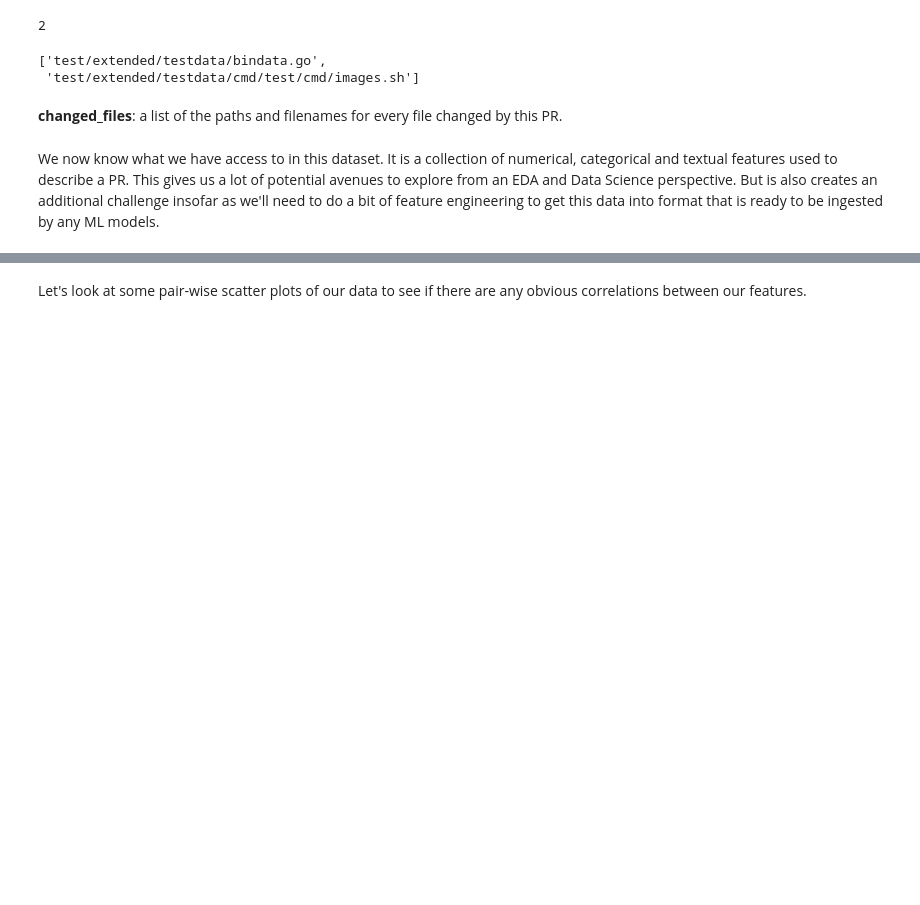
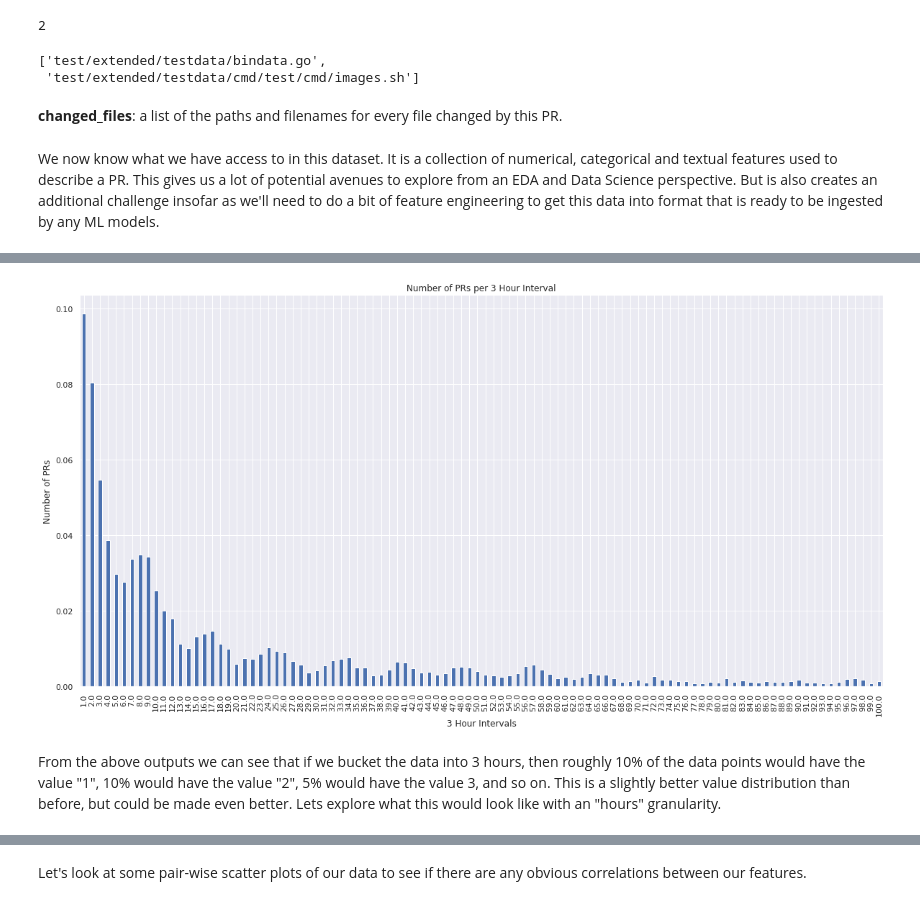
Before and after one commit to aicoe-aiops/ocp-ci-analysis, a Jupyter notebook: notebooks/data-sources/oc-github-repo/github_PR_EDA.ipynb, the cells around one changed output, grey strips where cells are left out. Saved outputs shown, nothing was run; the diff lists cells and outputs as text; code cells hidden in the pictures; blank space fills up the shorter version.

```diff
--- a/notebooks/data-sources/oc-github-repo/github_PR_EDA.ipynb
+++ b/notebooks/data-sources/oc-github-repo/github_PR_EDA.ipynb
@@ -194,0 +244,10 @@ feature_df.describe()
+# %%
+# what if we chose some intermediate value e.g. 3 hours as the granularity?
+ttm_3hours = np.ceil(feature_df.time_to_merge / (60 * 60 * 3))
+
+# value counts - to how many PRs have value 1, 2, 3, etc. for num. 3-hours to merge
+vc = ttm_3hours.value_counts()
+
+# normalized value counts (i.e. percent of PRs instead of raw number)
+nvc = vc / vc.sum()
+nvc
@@ -194,0 +267,11 @@ feature_df.describe()
+# %%
+# only plot top 100 values so that graph is legible
+nvc.sort_index().iloc[:100].plot(kind="bar")
+plt.xlabel("3 Hour Intervals")
+plt.ylabel("Number of PRs")
+plt.title("Number of PRs per 3 Hour Interval")
+plt.show()
+# %% [output]
+[figure, added]
+# %% [markdown]
+From the above outputs we can see that if we bucket the data into 3 hours, then roughly 10% of the data points would have the value "1", 10% would have the value "2", 5% would have the value 3, and so on. This is a slightly better value distribution than before, but could be made even better. Lets explore what this would look like with an "hours" granularity.
```
Also changed, not shown: parts of 24 cells of this notebook.
